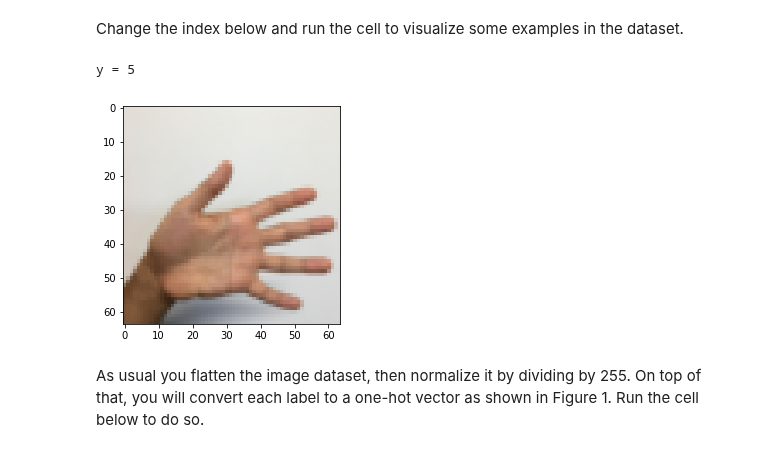
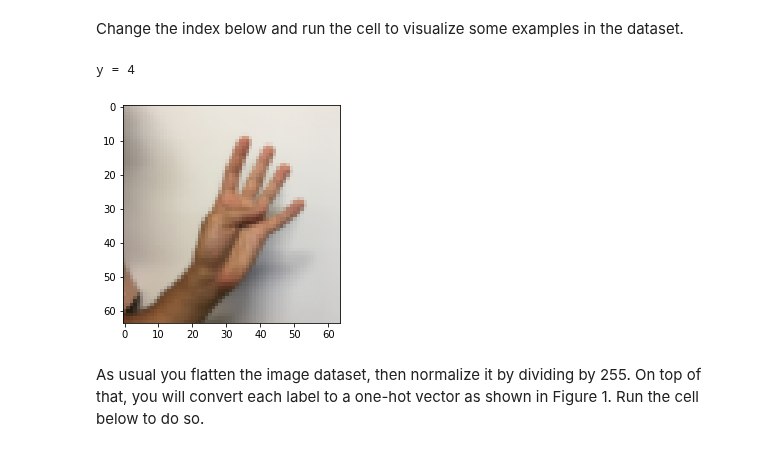
Before and after one commit to jh-lau/NLP, a Jupyter notebook: Deep_Learning_Andrew_Ng_Coursera/2_Improving_Deep_Neural_Networks/week_3/Tensorflow+Tutorial.ipynb, the cells around one changed output. Saved outputs shown, nothing was run; the diff lists cells and outputs as text; code cells hidden in the pictures.

```diff
--- a/Deep_Learning_Andrew_Ng_Coursera/2_Improving_Deep_Neural_Networks/week_3/Tensorflow+Tutorial.ipynb
+++ b/Deep_Learning_Andrew_Ng_Coursera/2_Improving_Deep_Neural_Networks/week_3/Tensorflow+Tutorial.ipynb
@@ -490,12 +492,12 @@ X_train_orig, Y_train_orig, X_test_orig, Y_test_orig, classes = load_dataset()
 Change the index below and run the cell to visualize some examples in the dataset.
 # %%
 # Example of a picture
-index = 0
+index = 5
 plt.imshow(X_train_orig[index])
 print ("y = " + str(np.squeeze(Y_train_orig[:, index])))
 # %% [output]
-y = 5
+y = 4
-[figure, old version]
+[figure, new version]
 # %% [markdown]
 As usual you flatten the image dataset, then normalize it by dividing by 255. On top of that, you will convert each label to a one-hot vector as shown in Figure 1. Run the cell below to do so.
 # %%
```
Also changed, not shown: parts of 7 cells of this notebook, 55 other files.
